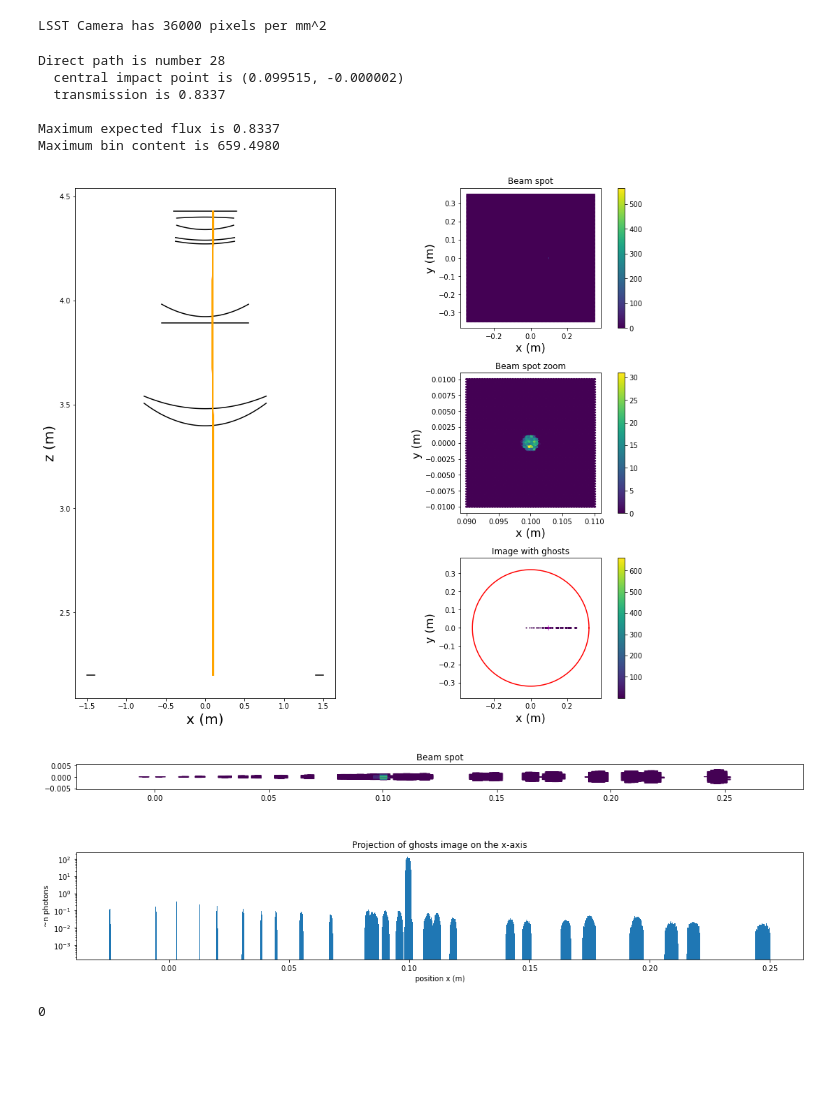
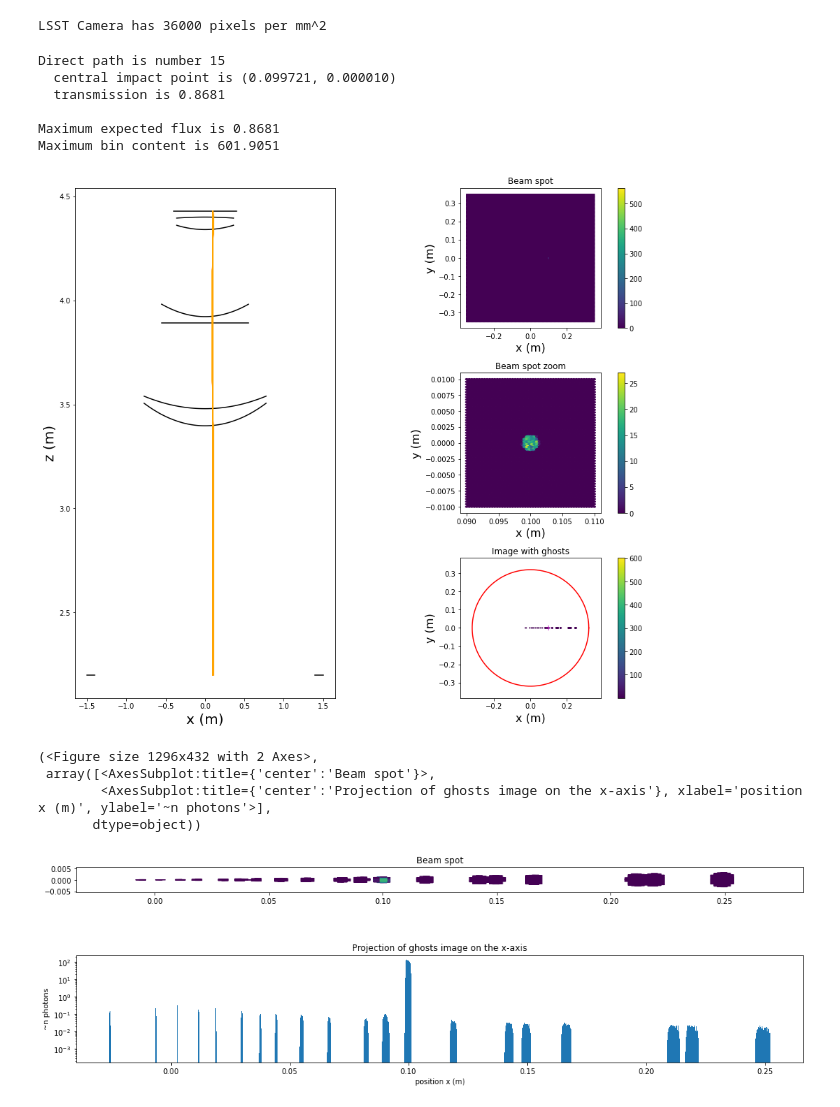
Before and after one commit to lsst-camera-dh/ghosts, a Jupyter notebook: notebooks/LSST_CCOB_smart_coating.ipynb, the cells around one changed output. Cells and saved outputs as stored; diff of their text form; code cells hidden in the pictures; blank space fills up the shorter version.

Commit message:
adjust for no filter by default

```diff
--- a/notebooks/LSST_CCOB_smart_coating.ipynb
+++ b/notebooks/LSST_CCOB_smart_coating.ipynb
@@ -35,32 +35,35 @@ LSST Camera has 36000 pixels per mm^2
 # %%
 # CCOB like geometry, i.e. lenses + filters
 telescope = batoid.Optic.fromYaml("../data/LSST_CCOB_r.yaml")
 
 # test list of optics
-assert tweak_optics.get_list_of_optics(telescope)==['L1', 'L2', 'Filter', 'L3', 'Detector'], 'Not a CCOB optical setup'
+assert tweak_optics.get_list_of_optics(telescope)==['L1', 'L2', 'L3', 'Detector'], 'Not a CCOB optical setup'
 
 # Make refractive interfaces partially reflective
 # Call on current telescope
 tweak_optics.make_optics_reflective(telescope)
 
 # Run simulation with standard beam config
 traceFull, rForward, rReverse, rays = simulator.run_simulation(telescope, beam_config=BEAM_CONFIG_1)
 simulation = [traceFull, rForward, rReverse, rays]
 # Check setup
 plotter.plot_setup(telescope, simulation)
 
 # Zoom on ghosts
 plotter.plot_zoom_on_ghosts(rForward)
 # %% [output]
-Direct path is number 28
-  central impact point is (0.099515, -0.000002)
-  transmission is 0.8337
+Direct path is number 15
+  central impact point is (0.099721, 0.000010)
+  transmission is 0.8681
 
-Maximum expected flux is 0.8337
-Maximum bin content is 659.4980
+Maximum expected flux is 0.8681
+Maximum bin content is 601.9051
-[figure, old version]
+[figure, new version]
+(<Figure size 1296x432 with 2 Axes>,
+ array([<AxesSubplot:title={'center':'Beam spot'}>,
+        <AxesSubplot:title={'center':'Projection of ghosts image on the x-axis'}, xlabel='position x (m)', ylabel='~n photons'>],
+       dtype=object))
-[figure, old version]
+[figure, new version]
-0
 # %%
 # make figure and fill with plots
 plt.rcParams["figure.figsize"] = [24, 24]
```
Also changed, not shown: parts of 9 cells of this notebook, 8 other files.
